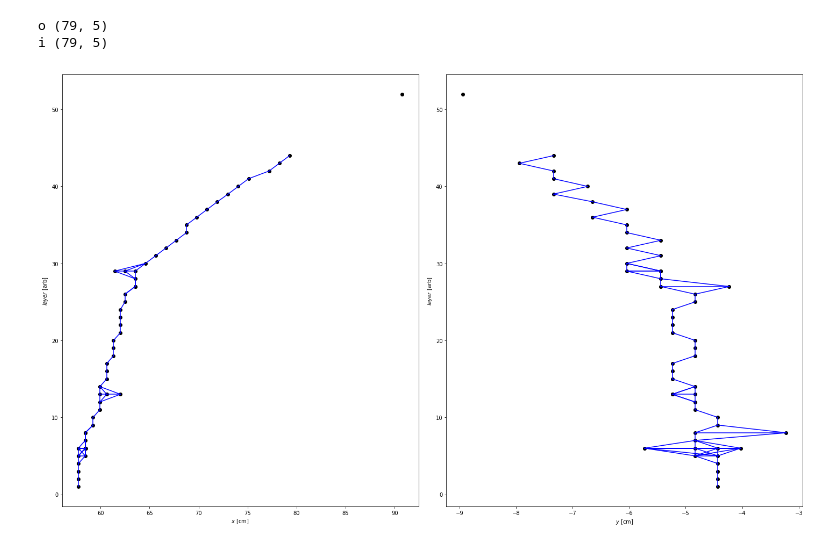
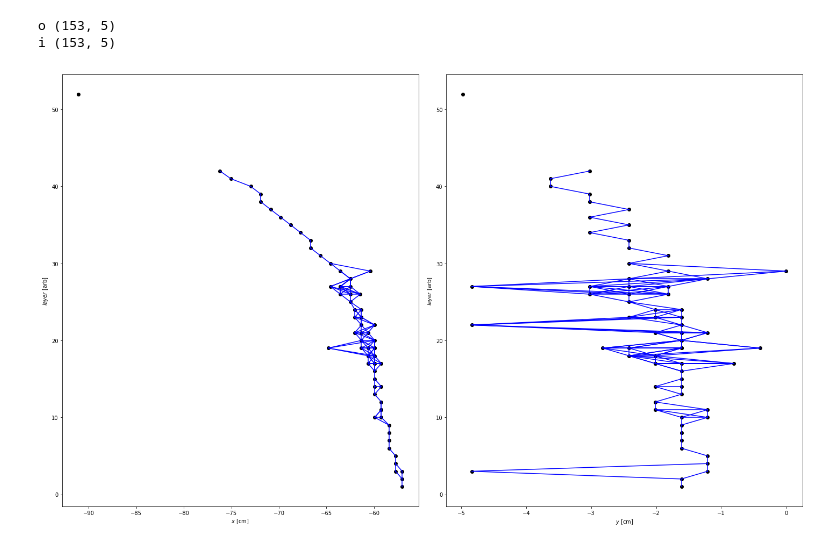
Before and after one commit to lgray/hgcal_ldrd, a Jupyter notebook: notebooks/graph_generation/make_truth_graphs.ipynb, the cells around one changed output. Cells and saved outputs as stored; diff of their text form; code cells hidden in the pictures.

Commit message:
flip x coordinate in negative endcap, so geometrically it is all the same

```diff
--- a/notebooks/graph_generation/make_truth_graphs.ipynb
+++ b/notebooks/graph_generation/make_truth_graphs.ipynb
@@ -57,6 +57,11 @@ arrays = test.arrays(['simcluster_hits_indices','rechit_x','rechit_y',
 rechit_x = arrays['rechit_x']
 rechit_y = arrays['rechit_y']
 rechit_z = arrays['rechit_z']
+
+#flip the x's of negative-endcap hits
+#so it's all uniform in x,y,layer coordinates
+rechit_x.content[rechit_z.content < 0] *= -1
+
 rechit_time = arrays['rechit_time']
 rechit_energy = arrays['rechit_energy']
 rechit_layer = arrays['rechit_layer']
@@ -192,8 +197,8 @@ for ievt in range(rechit_z.size):
     mats_out.append([[adj_pos_z_fwd,adj_pos_z_bkw],[adj_neg_z_fwd,adj_neg_z_bkw]])
     idx_lists_out.append([[adjidx_pos_z_fwd,adjidx_pos_z_bkw],[adjidx_neg_z_fwd,adjidx_neg_z_bkw]])
 # %%
-draw_sample(neg_feats[0],idx_lists_out[0][1][1],idx_lists_out[0][1][0],sim_list=neg_simhits[0])
+draw_sample(pos_feats[0],idx_lists_out[0][0][1],idx_lists_out[0][0][0],sim_list=pos_simhits[0])
 # %% [output]
-o (79, 5)
-i (79, 5)
+o (153, 5)
+i (153, 5)
-[figure, old version]
+[figure, new version]
```
